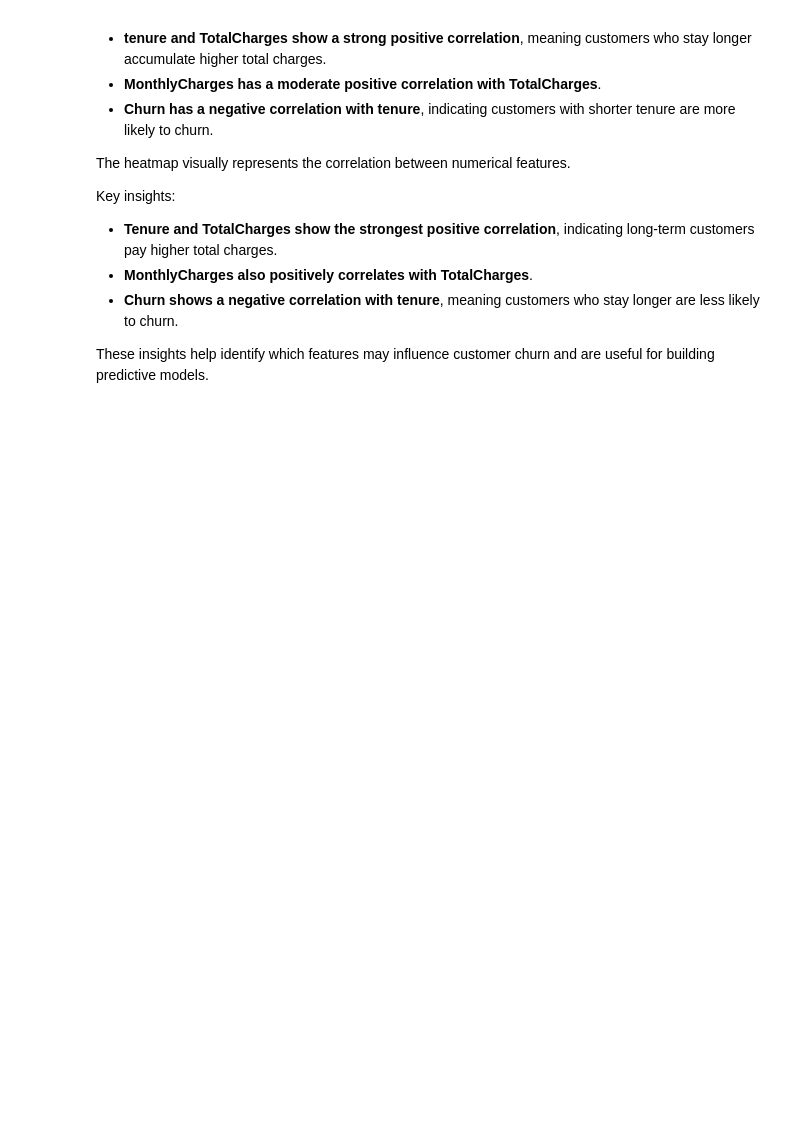
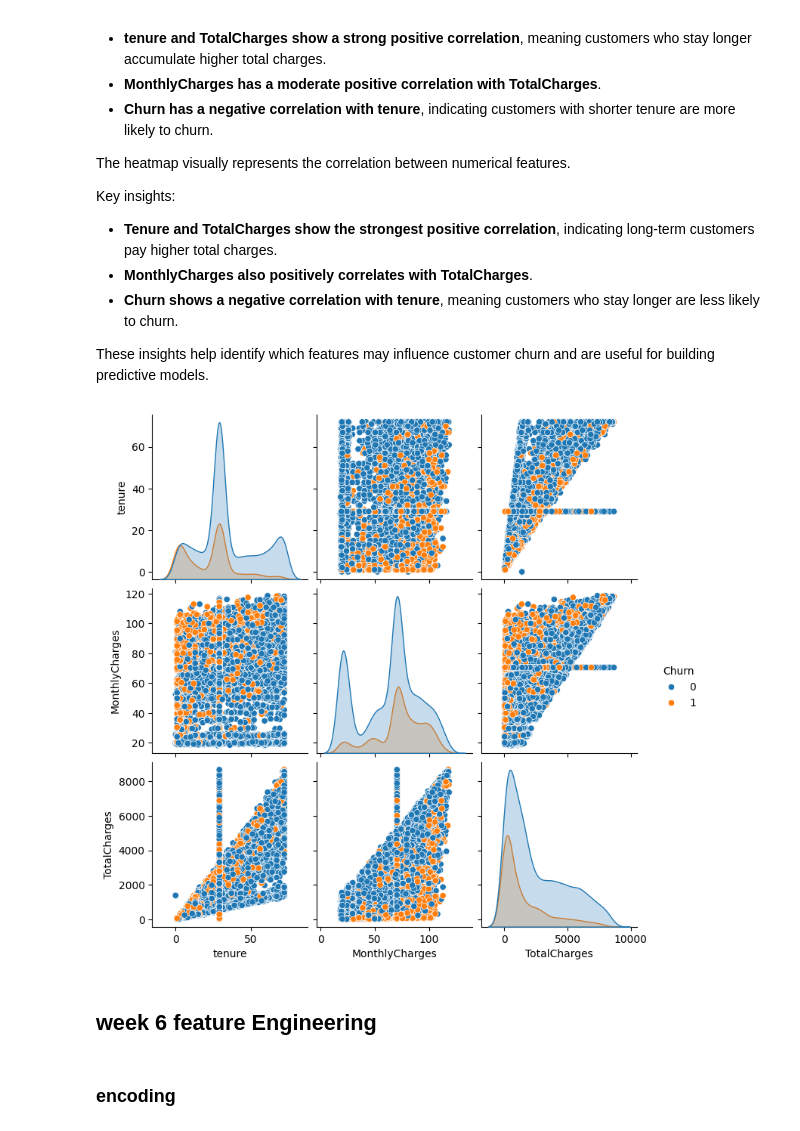
Before and after one commit to tejasrivelumani/24ADI004_DSV_TEAM_11, a Jupyter notebook: teleco_churn.ipynb, the cells around one changed output. Saved outputs shown, nothing was run; the diff lists cells and outputs as text; code cells hidden in the pictures; blank space fills up the shorter version.

```diff
--- a/teleco_churn.ipynb
+++ b/teleco_churn.ipynb
@@ -952,3 +952,14 @@ Key insights:
 - **Churn shows a negative correlation with tenure**, meaning customers who stay longer are less likely to churn.
 
 These insights help identify which features may influence customer churn and are useful for building predictive models.
+# %%
+sns.pairplot(df[['tenure','MonthlyCharges','TotalCharges','Churn']],
+             hue='Churn')
+
+plt.show()
+# %% [output]
+[figure, added]
+# %% [markdown]
+## week 6  feature Engineering
+# %% [markdown]
+### encoding
```
Also changed, not shown: parts of 33 cells of this notebook.
